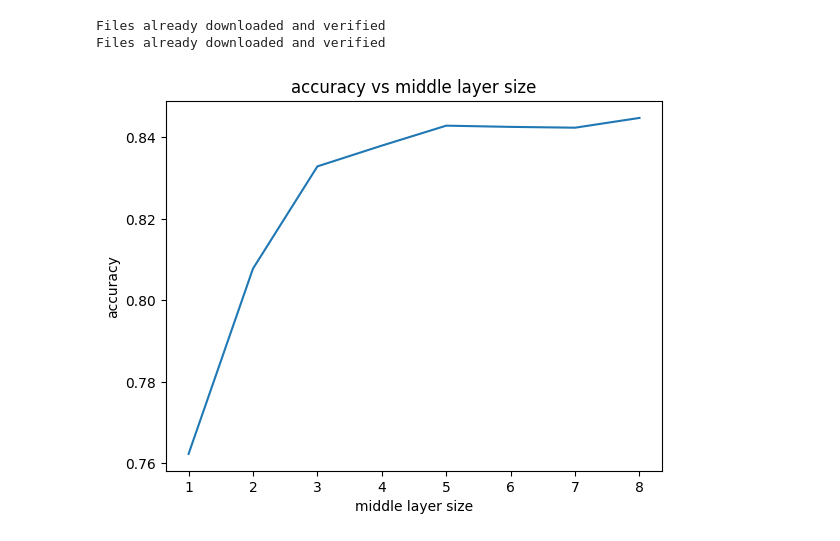
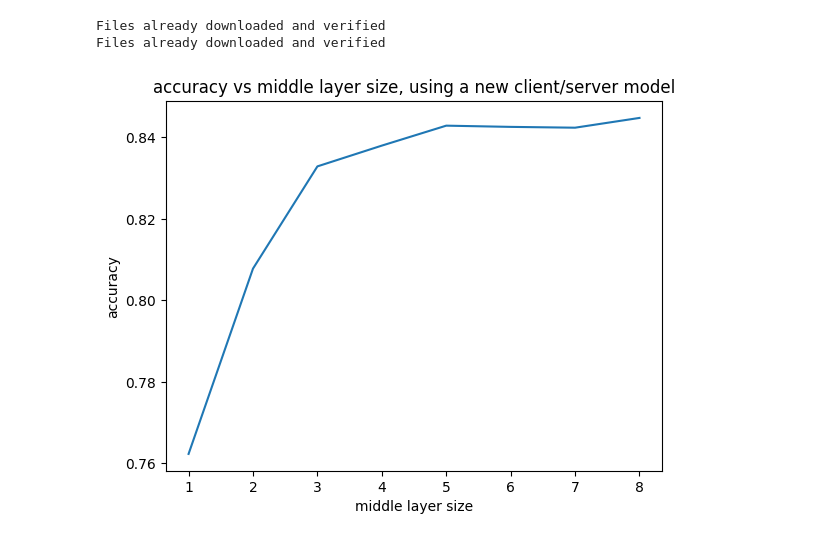
Before and after one commit to TonyPeng-2018/Adaptfilter, a Jupyter notebook: plot_cnn_together.ipynb, the cells around one changed output. Saved outputs shown, nothing was run; the diff lists cells and outputs as text; code cells hidden in the pictures.

```diff
--- a/plot_cnn_together.ipynb
+++ b/plot_cnn_together.ipynb
@@ -30,15 +30,15 @@ Files already downloaded and verified
 # %%
 # plot acc vs middle layer size
 import matplotlib.pyplot as plt
 import numpy as np
 x = np.arange(1,9)
 plt.plot(x, accuracy)
 plt.xlabel('middle layer size')
 plt.ylabel('accuracy')
-plt.title('accuracy vs middle layer size')
+plt.title('accuracy vs middle layer size, using a new client/server model')
 plt.show()
 # %% [output]
-[figure, old version]
+[figure, new version]
 # %%
 from Models import mobilenetv2
 import torch
```
Also changed, not shown: parts of 2 cells of this notebook, 29 other files.
